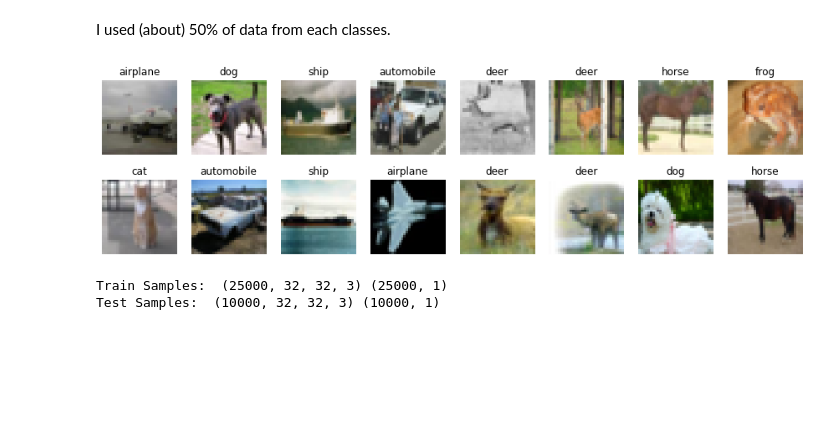
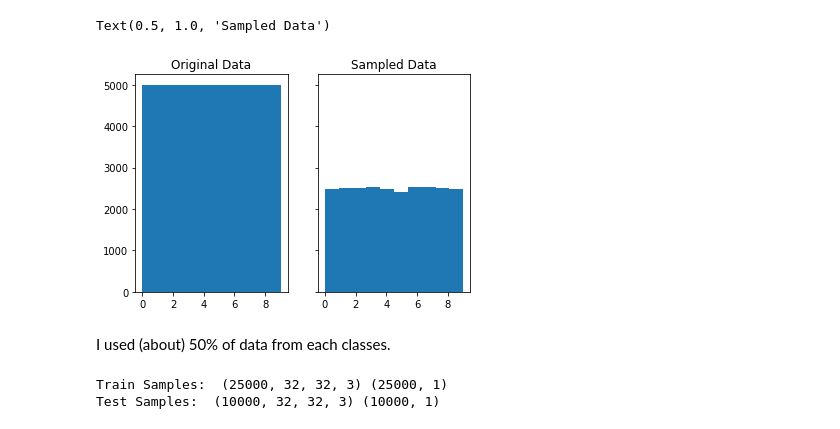
Before and after one commit to KeitaW/Ridge-i_Assignment, a Jupyter notebook: notebooks/1.0-kw-draft.ipynb, the cells around one changed output. Cells and saved outputs as stored; diff of their text form; code cells hidden in the pictures; blank space fills up the shorter version.

```diff
--- a/notebooks/1.0-kw-draft.ipynb
+++ b/notebooks/1.0-kw-draft.ipynb
@@ -32,2 +49,11 @@ plt.hist(y_train)
+# %%
+fig, axes = plt.subplots(1, 2, sharey=True)
+axes[0].hist(y_train_org)
+axes[0].set_title("Original Data")
+axes[1].hist(y_train)
+axes[1].set_title("Sampled Data")
+# %% [output]
+Text(0.5, 1.0, 'Sampled Data')
+[figure, added]
 # %% [markdown]
 I used (about) 50% of data from each classes.
@@ -39,19 +60,3 @@ cifar10_classes = ["airplane", "automobile", "bird", "cat", "deer",
-# %%
-# show random images from train
-cols = 8
-rows = 2
-fig = plt.figure(figsize=(2 * cols - 1, 2.5 * rows - 1))
-for i in range(cols):
-    for j in range(rows):
-        random_index = np.random.randint(0, len(y_train))
-        ax = fig.add_subplot(rows, cols, i * rows + j + 1)
-        ax.grid('off')
-        ax.axis('off')
-        ax.imshow(x_train[random_index, :])
-        ax.set_title(cifar10_classes[y_train[random_index, 0]])
-plt.show()
-# %% [output]
-[figure, removed]
 # %%
 print("Train Samples: ", x_train.shape, y_train.shape)
 print("Test Samples: ", x_test.shape, y_test.shape)
```
Also changed, not shown: parts of 33 cells of this notebook, 6 other files.
